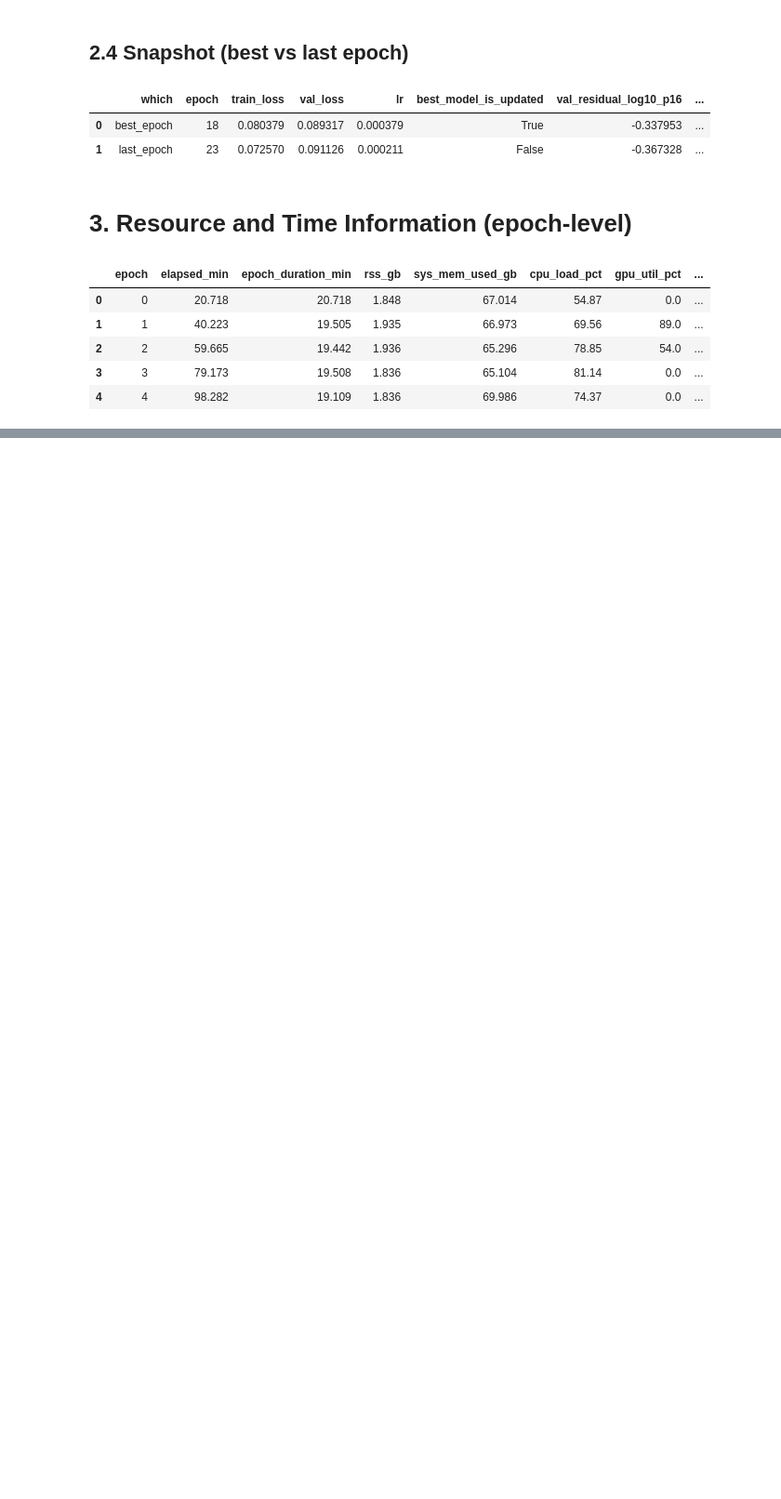
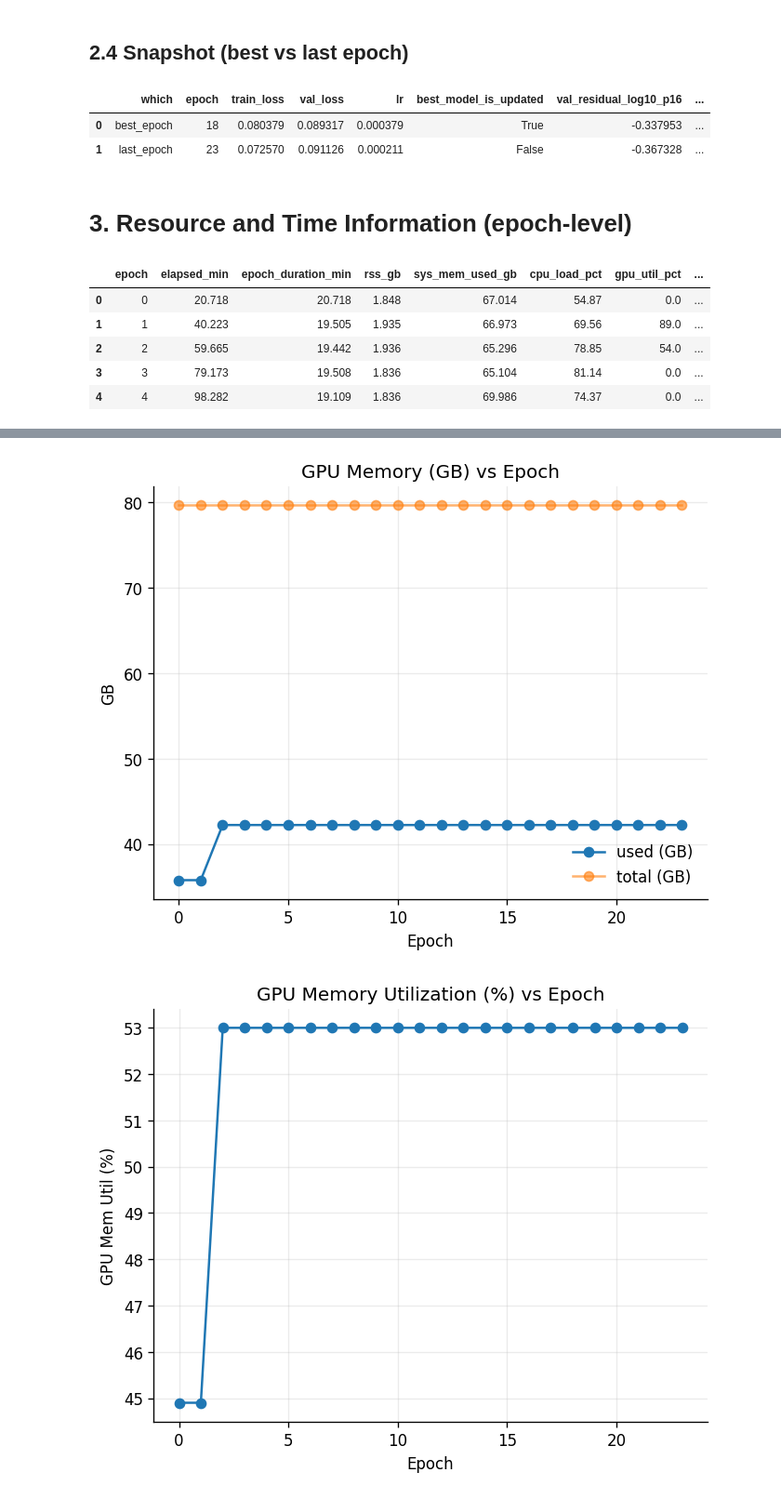
Before and after one commit to kubrabas/Graphnet-Applications, a Jupyter notebook: Training/EventPulseSeries_nonoise/initiative2/result_analysis_energy.ipynb, the cells around one changed output, grey strips where cells are left out. Shown at 93% size. Cells and saved outputs as stored; diff of their text form; code cells hidden in the pictures; blank space fills up the shorter version.

```diff
--- a/Training/EventPulseSeries_nonoise/initiative2/result_analysis_energy.ipynb
+++ b/Training/EventPulseSeries_nonoise/initiative2/result_analysis_energy.ipynb
@@ -685,0 +756,24 @@ df_energy_resources_and_time.head(5)
+# %%
+epoch = pd.to_numeric(df_energy_resources_and_time["epoch"], errors="coerce")
+gpu_mem_used = pd.to_numeric(df_energy_resources_and_time["gpu_mem_used_gb"], errors="coerce")
+gpu_mem_total = pd.to_numeric(df_energy_resources_and_time["gpu_mem_total_gb"], errors="coerce")
+gpu_mem_util = pd.to_numeric(df_energy_resources_and_time["gpu_mem_util_pct"], errors="coerce")
+
+fig, ax = plt.subplots()
+ax.plot(epoch, gpu_mem_used, marker="o", label="used (GB)")
+ax.plot(epoch, gpu_mem_total, marker="o", label="total (GB)", alpha=0.6)
+ax.set_title("GPU Memory (GB) vs Epoch")
+ax.set_xlabel("Epoch")
+ax.set_ylabel("GB")
+ax.legend()
+plt.show()
+
+fig, ax = plt.subplots()
+ax.plot(epoch, gpu_mem_util, marker="o")
+ax.set_title("GPU Memory Utilization (%) vs Epoch")
+ax.set_xlabel("Epoch")
+ax.set_ylabel("GPU Mem Util (%)")
+plt.show()
+# %% [output]
+[figure, added]
+[figure, added]
```
Also changed, not shown: parts of 9 cells of this notebook.
